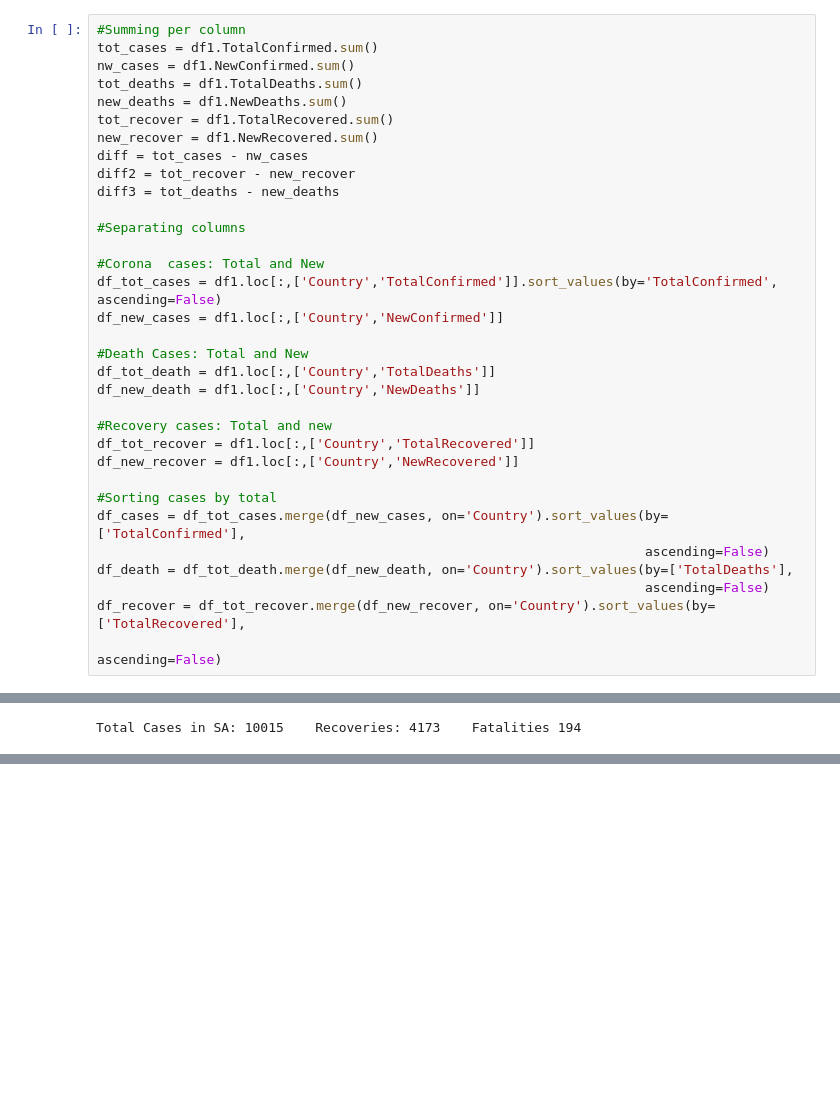
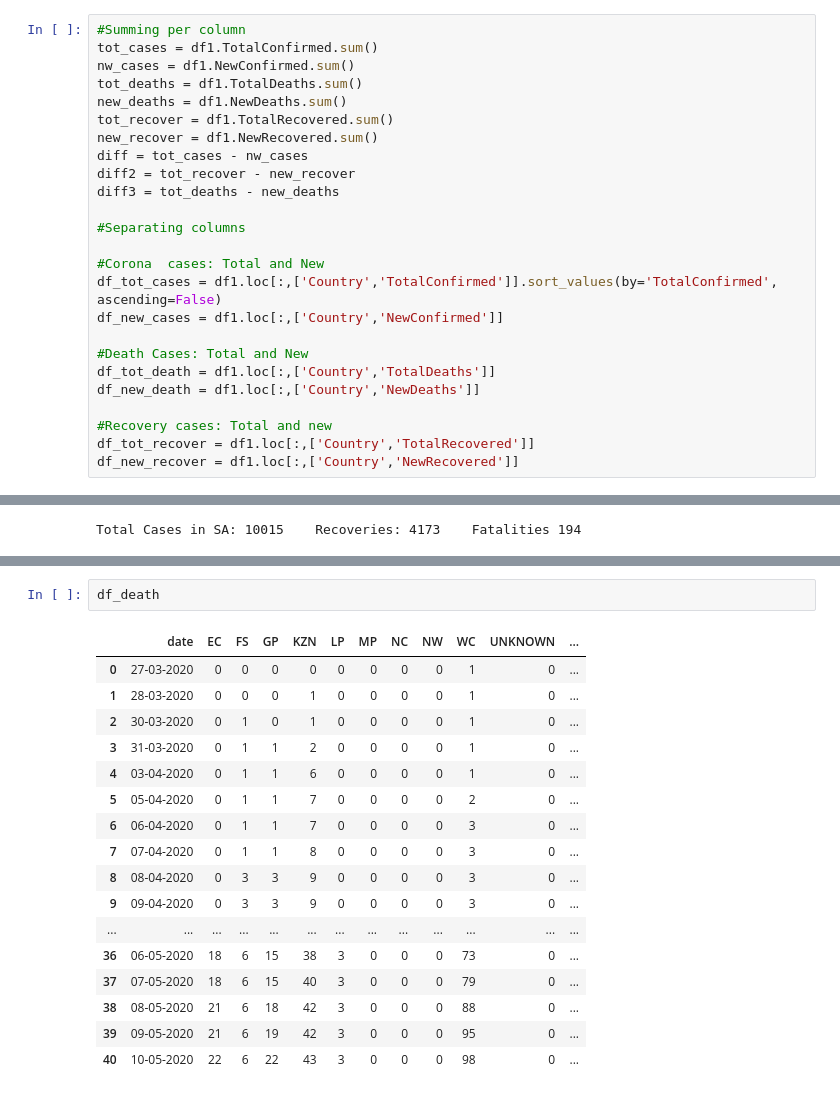
Before and after one commit to Umuzi-org/covid19-analysis, a Jupyter notebook: notebooks/Provincial_analysis.ipynb, the cells around one changed output, grey strips where cells are left out. Saved outputs shown, nothing was run; the diff lists cells and outputs as text; blank space fills up the shorter version.

```diff
--- a/notebooks/Provincial_analysis.ipynb
+++ b/notebooks/Provincial_analysis.ipynb
@@ -285,14 +285,6 @@ df_new_death = df1.loc[:,['Country','NewDeaths']]
 #Recovery cases: Total and new
 df_tot_recover = df1.loc[:,['Country','TotalRecovered']]
 df_new_recover = df1.loc[:,['Country','NewRecovered']]
-
-#Sorting cases by total
-df_cases = df_tot_cases.merge(df_new_cases, on='Country').sort_values(by=['TotalConfirmed'],
-                                                                      ascending=False)
-df_death = df_tot_death.merge(df_new_death, on='Country').sort_values(by=['TotalDeaths'],
-                                                                      ascending=False)
-df_recover = df_tot_recover.merge(df_new_recover, on='Country').sort_values(by=['TotalRecovered'],
-                                                                            ascending=False)
 # %%
 print('Total Cases in SA: {}    Recoveries: {}    Fatalities {}'.format(tot_cases,tot_recover,tot_deaths), sep='nl')
 # %% [output]
@@ -322,0 +337,20 @@ fig.show()
+# %%
+df_death
+# %% [output]
+|  | date | EC | FS | GP | KZN | LP | MP | NC | NW | WC | UNKNOWN | ... |
+| 0 | 27-03-2020 | 0 | 0 | 0 | 0 | 0 | 0 | 0 | 0 | 1 | 0 | ... |
+| 1 | 28-03-2020 | 0 | 0 | 0 | 1 | 0 | 0 | 0 | 0 | 1 | 0 | ... |
+| 2 | 30-03-2020 | 0 | 1 | 0 | 1 | 0 | 0 | 0 | 0 | 1 | 0 | ... |
+| 3 | 31-03-2020 | 0 | 1 | 1 | 2 | 0 | 0 | 0 | 0 | 1 | 0 | ... |
+| 4 | 03-04-2020 | 0 | 1 | 1 | 6 | 0 | 0 | 0 | 0 | 1 | 0 | ... |
+| 5 | 05-04-2020 | 0 | 1 | 1 | 7 | 0 | 0 | 0 | 0 | 2 | 0 | ... |
+| 6 | 06-04-2020 | 0 | 1 | 1 | 7 | 0 | 0 | 0 | 0 | 3 | 0 | ... |
+| 7 | 07-04-2020 | 0 | 1 | 1 | 8 | 0 | 0 | 0 | 0 | 3 | 0 | ... |
+| 8 | 08-04-2020 | 0 | 3 | 3 | 9 | 0 | 0 | 0 | 0 | 3 | 0 | ... |
+| 9 | 09-04-2020 | 0 | 3 | 3 | 9 | 0 | 0 | 0 | 0 | 3 | 0 | ... |
+| ... | ... | ... | ... | ... | ... | ... | ... | ... | ... | ... | ... | ... |
+| 36 | 06-05-2020 | 18 | 6 | 15 | 38 | 3 | 0 | 0 | 0 | 73 | 0 | ... |
+| 37 | 07-05-2020 | 18 | 6 | 15 | 40 | 3 | 0 | 0 | 0 | 79 | 0 | ... |
+| 38 | 08-05-2020 | 21 | 6 | 18 | 42 | 3 | 0 | 0 | 0 | 88 | 0 | ... |
+| 39 | 09-05-2020 | 21 | 6 | 19 | 42 | 3 | 0 | 0 | 0 | 95 | 0 | ... |
+| 40 | 10-05-2020 | 22 | 6 | 22 | 43 | 3 | 0 | 0 | 0 | 98 | 0 | ... |
```
Also changed, not shown: parts of 2 cells of this notebook.
